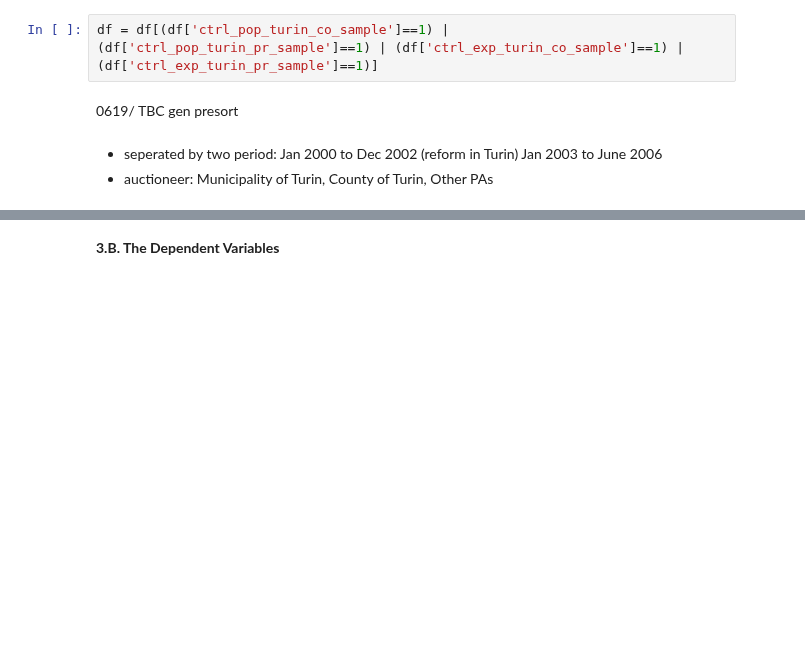
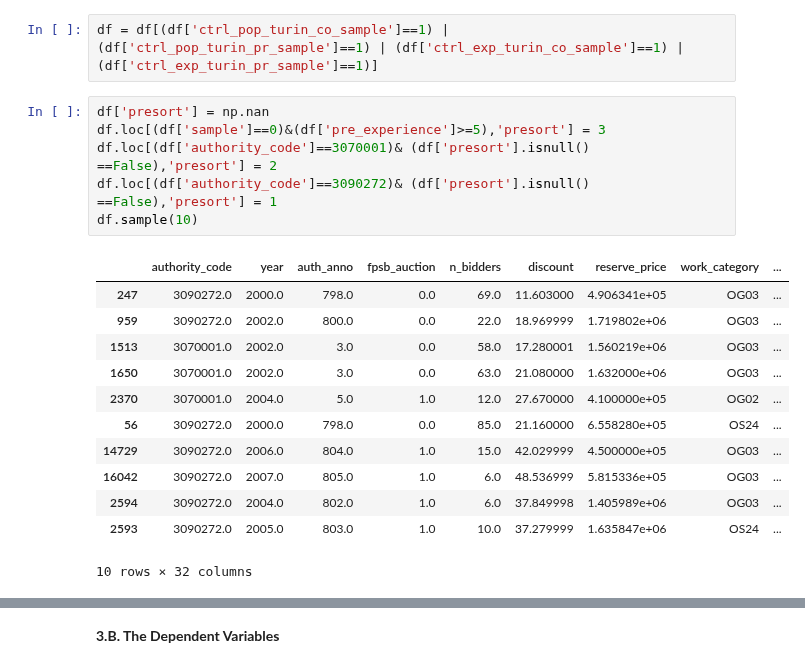
Before and after one commit to huiren-j/Replication-of-Decarolis-2014-, a Jupyter notebook: project_HyeinJeong.ipynb, the cells around one changed output, grey strips where cells are left out. Cells and saved outputs as stored; diff of their text form; blank space fills up the shorter version.

```diff
--- a/project_HyeinJeong.ipynb
+++ b/project_HyeinJeong.ipynb
@@ -124,8 +125,22 @@ idx = df[(df['reserve_price']>5000000)|(df['reserve_price']<300000)].index
 df = df.drop(idx)
 # %%
 df = df[(df['ctrl_pop_turin_co_sample']==1) | (df['ctrl_pop_turin_pr_sample']==1) | (df['ctrl_exp_turin_co_sample']==1) | (df['ctrl_exp_turin_pr_sample']==1)]
-# %% [markdown]
-0619/ TBC gen presort
-# %% [markdown]
-- seperated by two period: Jan 2000 to Dec 2002 (reform in Turin) Jan 2003 to June 2006
-- auctioneer: Municipality of Turin, County of Turin, Other PAs
+# %%
+df['presort'] = np.nan
+df.loc[(df['sample']==0)&(df['pre_experience']>=5),'presort'] = 3
+df.loc[(df['authority_code']==3070001)& (df['presort'].isnull() ==False),'presort'] = 2
+df.loc[(df['authority_code']==3090272)& (df['presort'].isnull() ==False),'presort'] = 1
+df.sample(10)
+# %% [output]
+|  | authority_code | year | auth_anno | fpsb_auction | n_bidders | discount | reserve_price | work_category | ... |
+| 247 | 3090272.0 | 2000.0 | 798.0 | 0.0 | 69.0 | 11.603000 | 4.906341e+05 | OG03 | ... |
+| 959 | 3090272.0 | 2002.0 | 800.0 | 0.0 | 22.0 | 18.969999 | 1.719802e+06 | OG03 | ... |
+| 1513 | 3070001.0 | 2002.0 | 3.0 | 0.0 | 58.0 | 17.280001 | 1.560219e+06 | OG03 | ... |
+| 1650 | 3070001.0 | 2002.0 | 3.0 | 0.0 | 63.0 | 21.080000 | 1.632000e+06 | OG03 | ... |
+| 2370 | 3070001.0 | 2004.0 | 5.0 | 1.0 | 12.0 | 27.670000 | 4.100000e+05 | OG02 | ... |
+| 56 | 3090272.0 | 2000.0 | 798.0 | 0.0 | 85.0 | 21.160000 | 6.558280e+05 | OS24 | ... |
+| 14729 | 3090272.0 | 2006.0 | 804.0 | 1.0 | 15.0 | 42.029999 | 4.500000e+05 | OG03 | ... |
+| 16042 | 3090272.0 | 2007.0 | 805.0 | 1.0 | 6.0 | 48.536999 | 5.815336e+05 | OG03 | ... |
+| 2594 | 3090272.0 | 2004.0 | 802.0 | 1.0 | 6.0 | 37.849998 | 1.405989e+06 | OG03 | ... |
+| 2593 | 3090272.0 | 2005.0 | 803.0 | 1.0 | 10.0 | 37.279999 | 1.635847e+06 | OS24 | ... |
+10 rows × 32 columns
```
Also changed, not shown: parts of 12 cells of this notebook.
